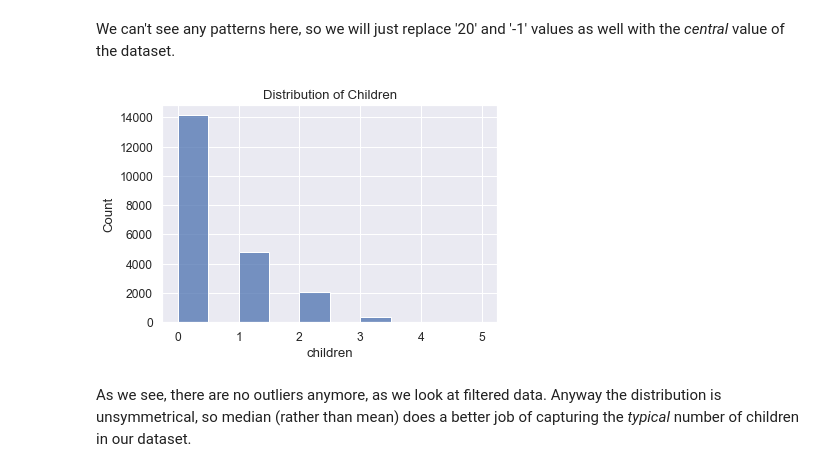
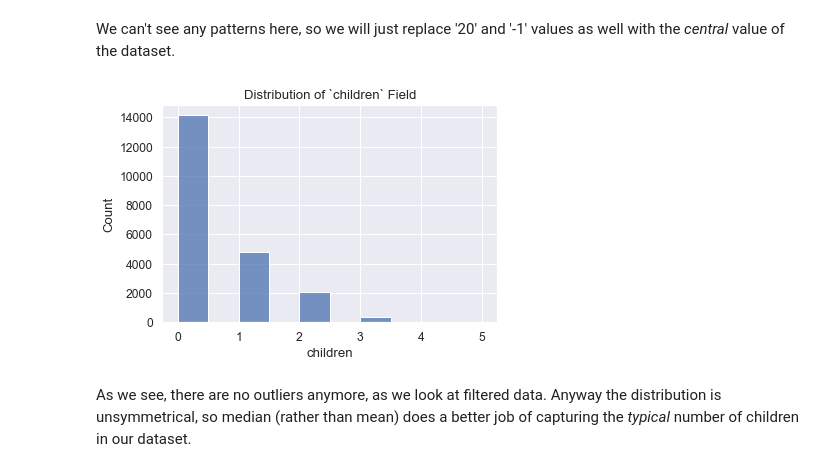
Before and after one commit to Sasha-Fridman/TripleTen-ex.-Practicum-Bootcamp-Projects, a Jupyter notebook: 1. Borrower Reliability Analysis/1. Data Preprocessing.ipynb, the cells around one changed output. Cells and saved outputs as stored; diff of their text form; code cells hidden in the pictures.

```diff
--- a/1. Borrower Reliability Analysis/1. Data Preprocessing.ipynb
+++ b/1. Borrower Reliability Analysis/1. Data Preprocessing.ipynb
@@ -547,9 +547,9 @@ max     1.000000  70675.413000
 We can't see any patterns here, so we will just replace '20' and '-1' values as well with the *central* value of the dataset.
 # %%
 # let's check the distribution of 'children' column
-sns.histplot(data_children_ok['children'], binwidth=0.5).set_title('Distribution of Children');
+sns.histplot(data_children_ok['children'], binwidth=0.5).set_title('Distribution of `children` Field');
 # %% [output]
-[figure, old version]
+[figure, new version]
 # %% [markdown]
 As we see, there are no outliers anymore, as we look at filtered data. Anyway the distribution is unsymmetrical, so  median (rather than mean) does a better job of capturing the *typical* number of children in our dataset.
 # %%
```
Also changed, not shown: parts of 4 cells of this notebook.
